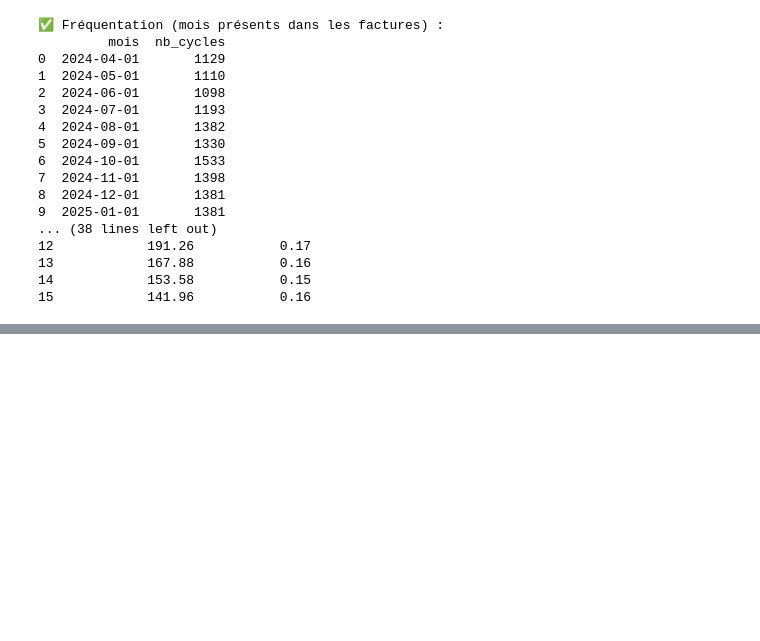
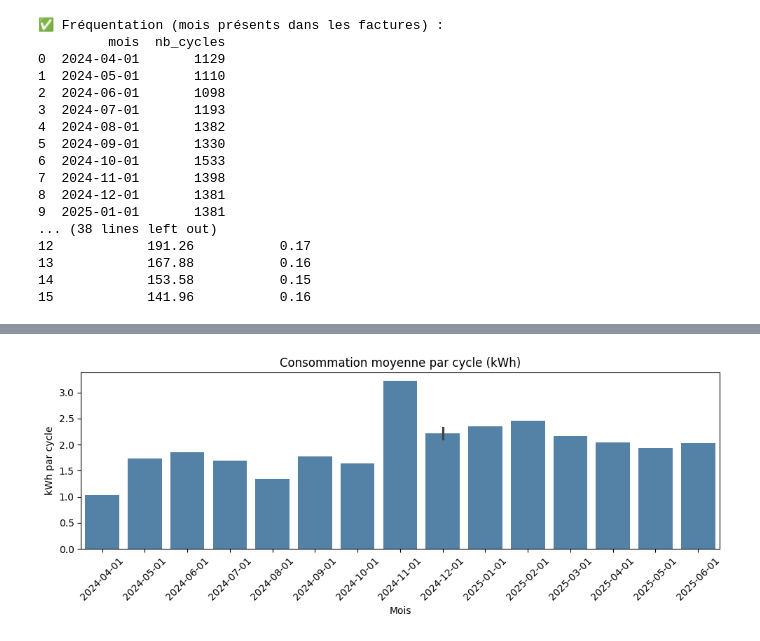
Before and after one commit to Khouloud-HAMMAMI/smart-laundry-data-engineering, a Jupyter notebook: notebooks/exploration.ipynb, the cells around one changed output, grey strips where cells are left out. Cells and saved outputs as stored; diff of their text form; code cells hidden in the pictures; blank space fills up the shorter version.

```diff
--- a/notebooks/exploration.ipynb
+++ b/notebooks/exploration.ipynb
@@ -563,0 +564,13 @@ print(df_global)
+# %%
+# Histogramme du kWh par cycle
+
+plt.figure(figsize=(10, 4))
+sns.barplot(x="mois", y="kWh_par_cycle", data=df_global, color="steelblue")
+plt.xticks(rotation=45)
+plt.title("Consommation moyenne par cycle (kWh)")
+plt.xlabel("Mois")
+plt.ylabel("kWh par cycle")
+plt.tight_layout()
+plt.show()
+# %% [output]
+[figure, added]
```
Also changed, not shown: parts of 18 cells of this notebook, 3 other files.
